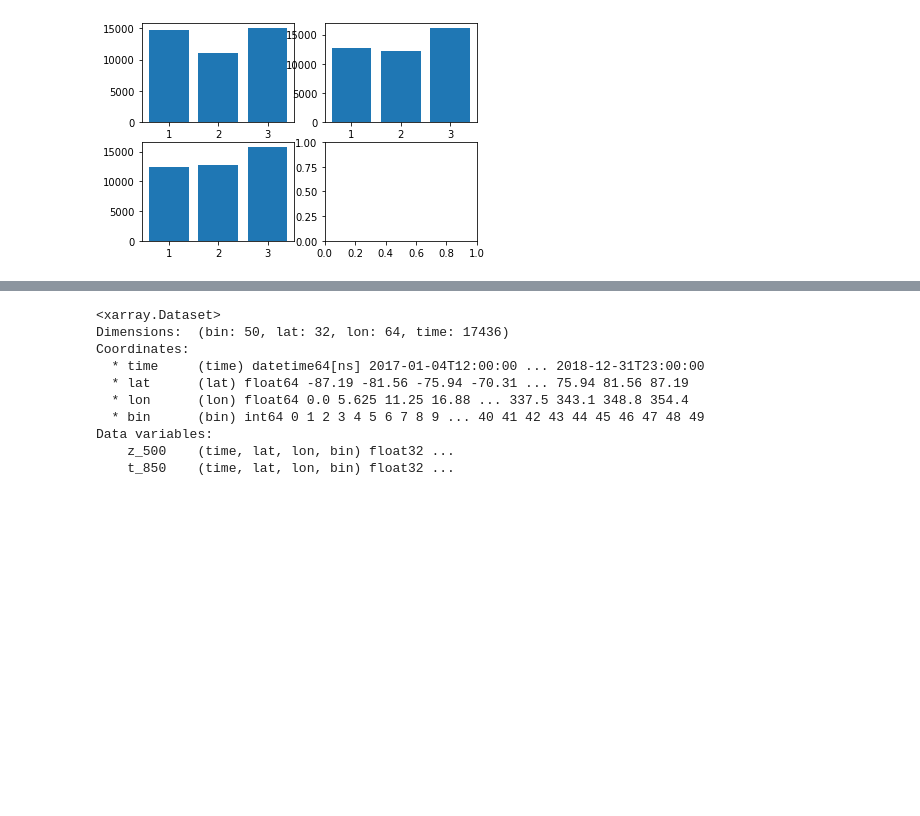
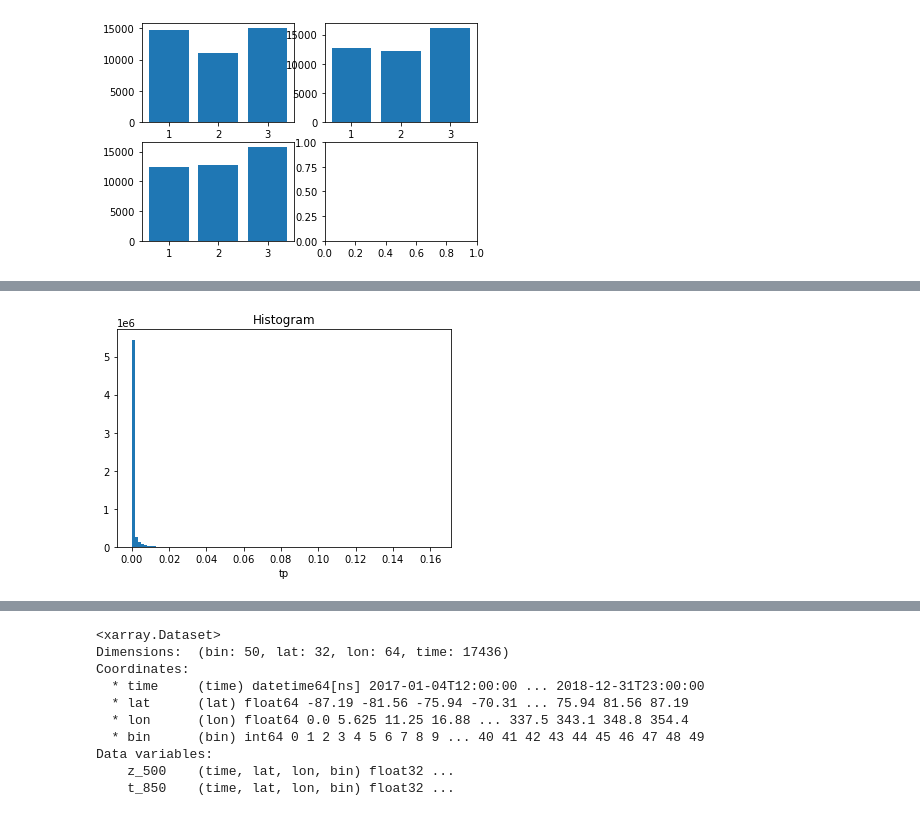
Before and after one commit to sagar-garg/WeatherBench, a Jupyter notebook: nbs_probabilistic/all-scores-comparison.ipynb, the cells around one changed output, grey strips where cells are left out. Cells and saved outputs as stored; diff of their text form; code cells hidden in the pictures; blank space fills up the shorter version.

```diff
--- a/nbs_probabilistic/all-scores-comparison.ipynb
+++ b/nbs_probabilistic/all-scores-comparison.ipynb
@@ -703,0 +856,4 @@ axs[1,0].bar(range(1,pred.t2m.values.shape[0]+2), result_t2m[0])
+# %%
+tp.plot.hist(bins=100);
+# %% [output]
+[figure, added]
```
Also changed, not shown: parts of 48 cells of this notebook.
